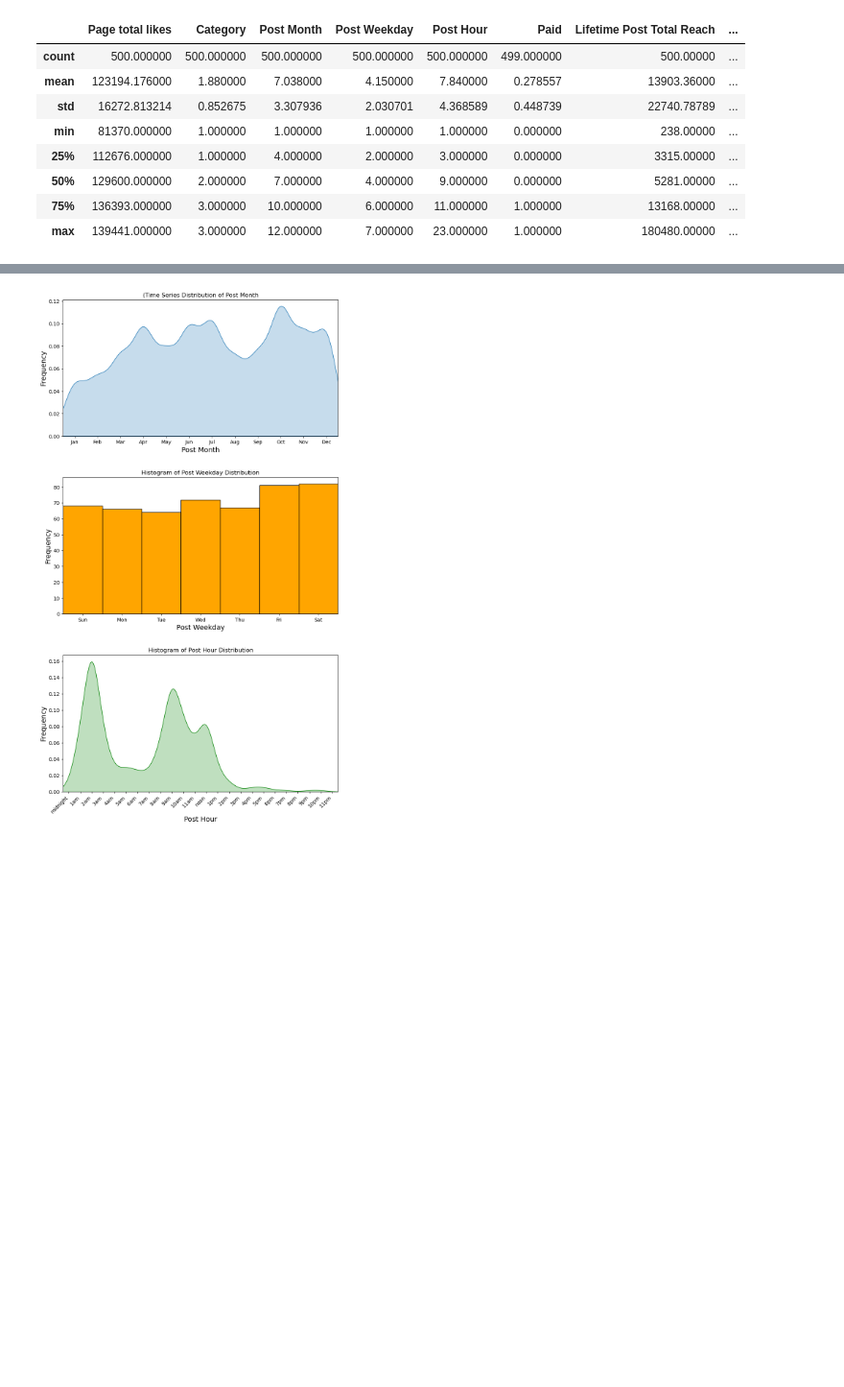
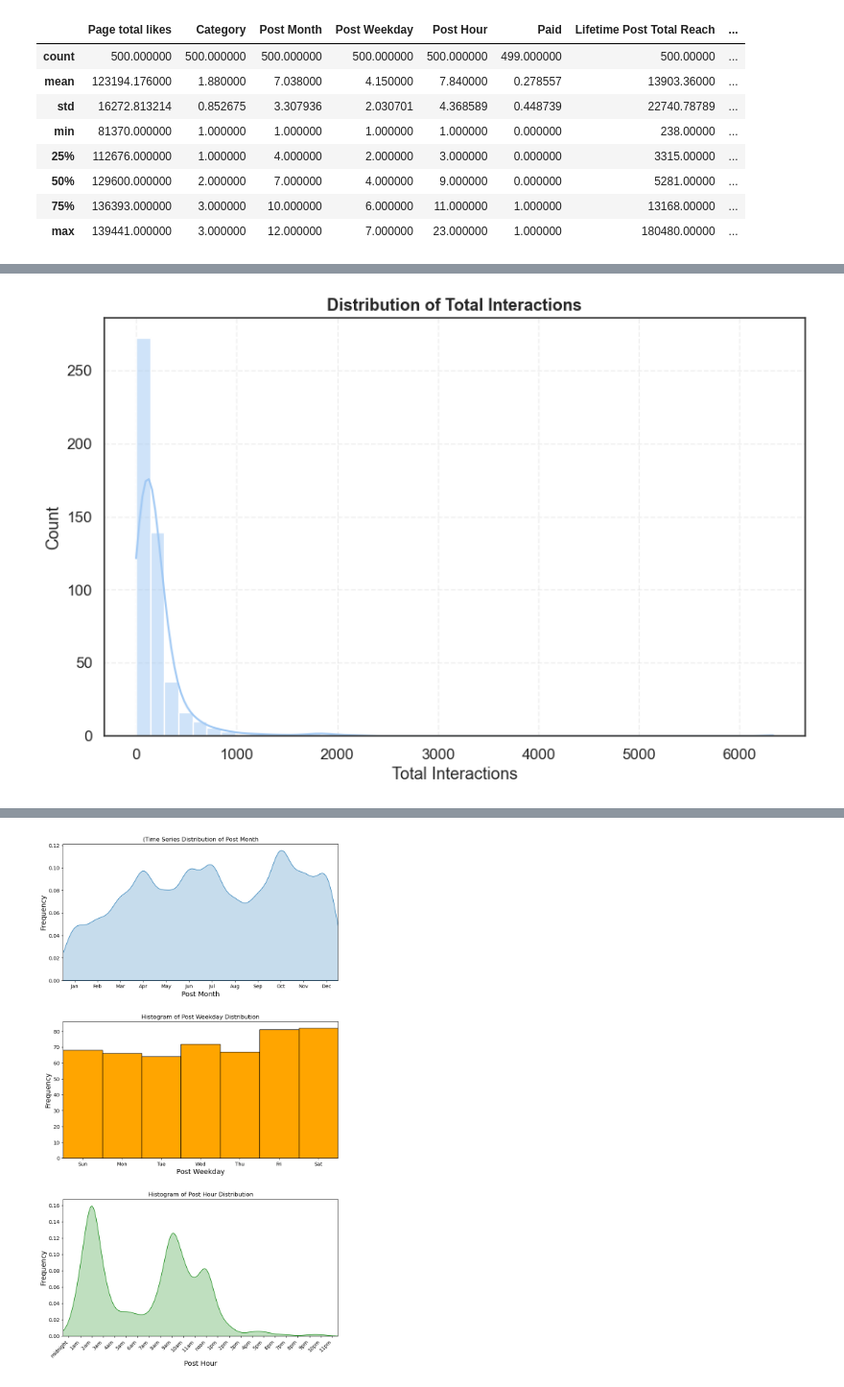
Before and after one commit to IT2053C-Gilany/final-project-filmteacher, a Jupyter notebook: final-project.ipynb, the cells around one changed output, grey strips where cells are left out. Shown at 96% size. Drawn from its saved outputs; the diff is of its cells as text; code cells hidden in the pictures; blank space fills up the shorter version.

Commit message:
reorganized data cleaning and feature encoding, added more explanatory text, statistical analysis visualizations

```diff
--- a/final-project.ipynb
+++ b/final-project.ipynb
@@ -158,0 +260,82 @@ df_raw.describe()
+# %%
+# Center and spread
+mean = df_encoded['Total Interactions'].mean()
+median = df_encoded['Total Interactions'].median()
+std = df_encoded['Total Interactions'].std()
+iqr = df_encoded['Total Interactions'].quantile(
+    0.75) - df_encoded['Total Interactions'].quantile(0.25)
+skewness = ((df_encoded['Total Interactions'] - mean) ** 3).mean() / (std ** 3)
+
+# Outliers (Tukey's rule)
+q1 = df_encoded['Total Interactions'].quantile(0.25)
+q3 = df_encoded['Total Interactions'].quantile(0.75)
+iqr_value = q3 - q1
+lower_bound = q1 - 1.5 * iqr_value
+upper_bound = q3 + 1.5 * iqr_value
+outliers = df_encoded[(df_encoded['Total Interactions'] < lower_bound) |
+                      (df_encoded['Total Interactions'] > upper_bound)]
+
+# Summary table
+summary_table = pd.DataFrame({
+    'Mean': [mean],
+    'Median': [median],
+    'Std': [std],
+    'IQR': [iqr],
+    'Skewness': [skewness],
+    'Outliers': [len(outliers)]
+})
+
+# Plot
+
+plt.figure()
+sns.histplot(x=df_encoded['Total Interactions'], kde=True)
+plt.title('Distribution of Total Interactions')
+
+plt.figure(figsize=(5, 20))
+sns.boxplot(y=df_encoded['Total Interactions'])
+plt.title('Boxplot of Total Interactions')
+plt.gca().yaxis.set_major_locator(ticker.MultipleLocator(50))
+plt.ylim(0, 2200)
+
+# Annotate median, quartiles, whiskers
+lower_whisker = df['Total Interactions'][df['Total Interactions']
+                                         >= lower_bound].min()
+upper_whisker = df['Total Interactions'][df['Total Interactions']
+                                         <= upper_bound].max()
+
+# Median
+plt.annotate('Median', xy=(0, median), xytext=(0.2, median),
+             arrowprops=dict(facecolor='black', arrowstyle='->'),
+             va='center', fontsize=8, color='blue')
+
+# Q1
+plt.annotate('Q1 (25th percentile)', xy=(0, q1), xytext=(0.2, q1),
+             arrowprops=dict(facecolor='gray', arrowstyle='->'),
+             va='center', fontsize=8)
+
+# Q3
+plt.annotate('Q3 (75th percentile)', xy=(0, q3), xytext=(0.2, q3),
+             arrowprops=dict(facecolor='gray', arrowstyle='->'),
+             va='center', fontsize=8)
+
+# Lower whisker
+plt.annotate('Lower whisker', xy=(0, lower_whisker), xytext=(0.2, lower_whisker),
+             arrowprops=dict(facecolor='green', arrowstyle='->'),
+             va='center', fontsize=8)
+
+# Upper whisker
+plt.annotate('Upper whisker', xy=(0, upper_whisker), xytext=(0.2, upper_whisker),
+             arrowprops=dict(facecolor='green', arrowstyle='->'),
+             va='center', fontsize=8)
+
+# Outliers
+for outlier in outliers['Total Interactions']:
+  plt.annotate('Outlier', xy=(0, outlier), xytext=(0.3, outlier),
+               arrowprops=dict(facecolor='red', arrowstyle='->'),
+               va='center', fontsize=8, color='red')
+
+plt.show()
+
+print(summary_table)
+# %% [output]
+[figure, added]
```
Also changed, not shown: parts of 14 cells of this notebook.
